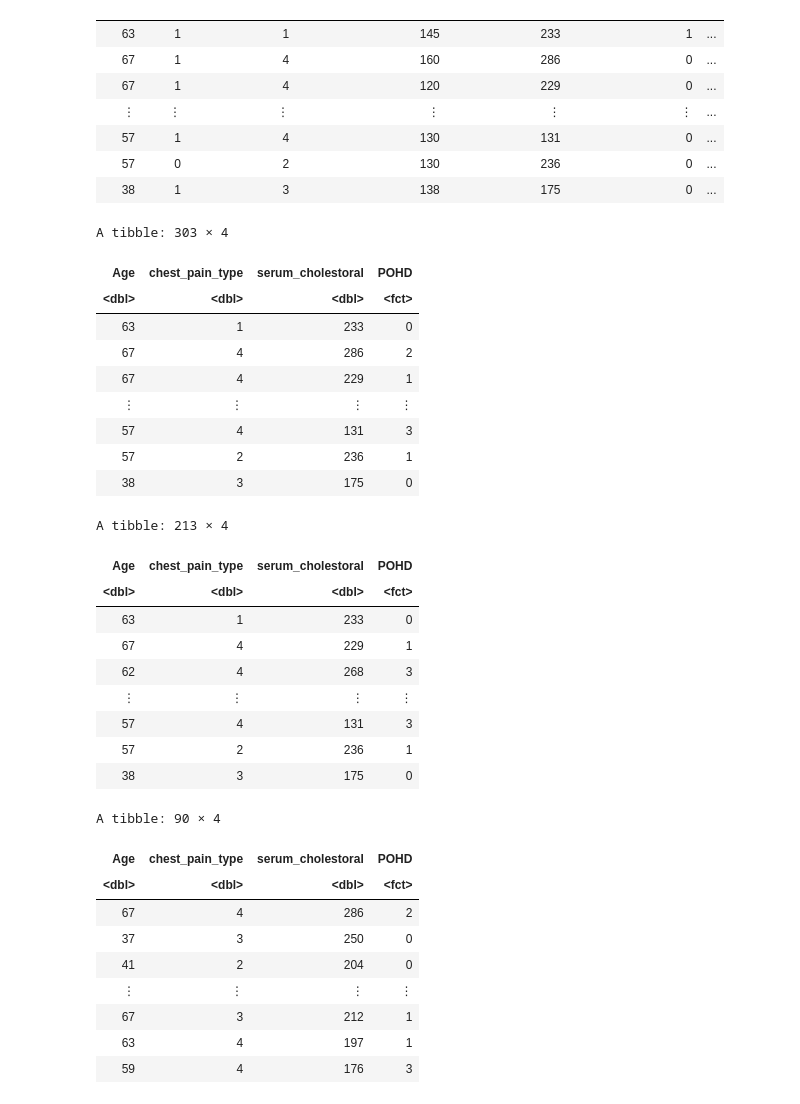
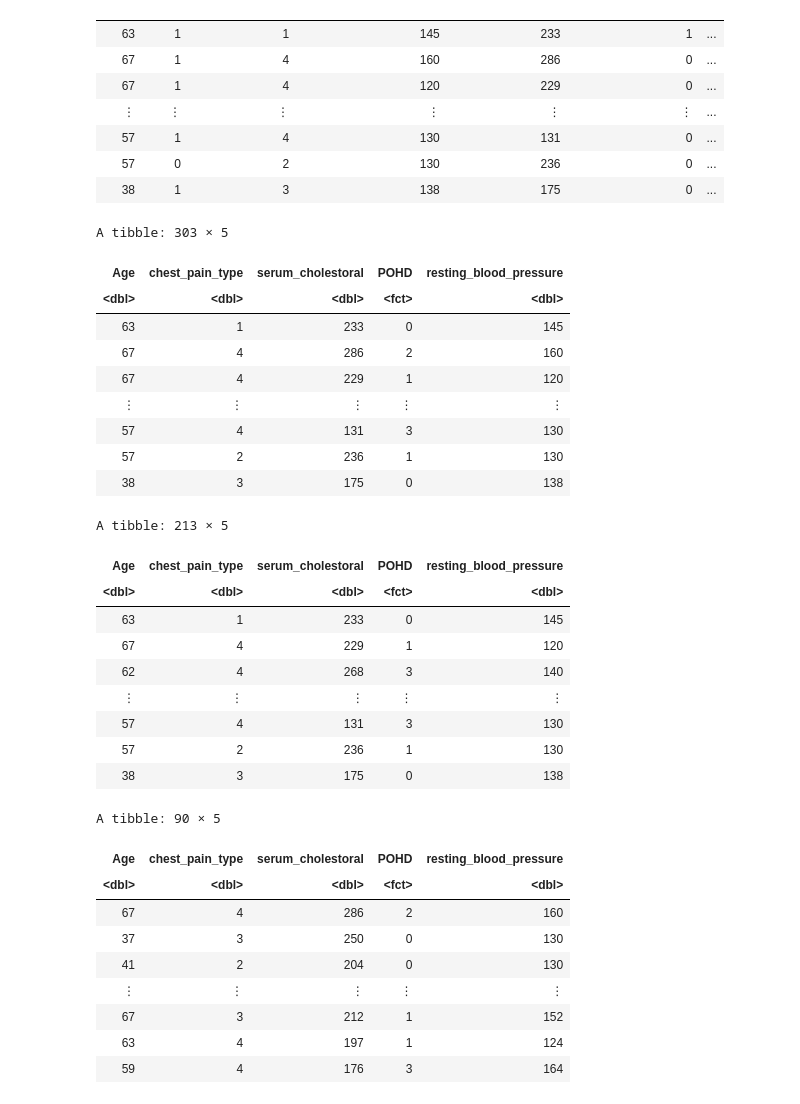
Before and after one commit to JahnaviChen/Heart-Disease, a Jupyter notebook: Heart Disease.ipynb, the cells around one changed output. Cells and saved outputs as stored; diff of their text form; code cells hidden in the pictures.

```diff
--- a/Heart Disease.ipynb
+++ b/Heart Disease.ipynb
@@ -64,20 +64,20 @@ A spec_tbl_df: 303 × 14
 # %%
 #select for desired coloumns
 heart_disease_data <- cleavland_heart_disease_data %>%
-                    select(Age, chest_pain_type, serum_cholestoral, POHD) %>%
+                    select(Age, chest_pain_type, serum_cholestoral, POHD, resting_blood_pressure) %>%
                     mutate(POHD = as_factor(POHD))
 heart_disease_data
 # %% [output]
-A tibble: 303 × 4
+A tibble: 303 × 5
-| Age | chest_pain_type | serum_cholestoral | POHD |
-| <dbl> | <dbl> | <dbl> | <fct> |
-| 63 | 1 | 233 | 0 |
-| 67 | 4 | 286 | 2 |
-| 67 | 4 | 229 | 1 |
-| ⋮ | ⋮ | ⋮ | ⋮ |
-| 57 | 4 | 131 | 3 |
-| 57 | 2 | 236 | 1 |
-| 38 | 3 | 175 | 0 |
+| Age | chest_pain_type | serum_cholestoral | POHD | resting_blood_pressure |
+| <dbl> | <dbl> | <dbl> | <fct> | <dbl> |
+| 63 | 1 | 233 | 0 | 145 |
+| 67 | 4 | 286 | 2 | 160 |
+| 67 | 4 | 229 | 1 | 120 |
+| ⋮ | ⋮ | ⋮ | ⋮ | ⋮ |
+| 57 | 4 | 131 | 3 | 130 |
+| 57 | 2 | 236 | 1 | 130 |
+| 38 | 3 | 175 | 0 | 138 |
 # %%
 #seperate into training and testing data
 set.seed(1234)
@@ -88,23 +88,23 @@ heart_disease_test <- testing(heart_disease_split)
 heart_disease_train
 heart_disease_test
 # %% [output]
-A tibble: 213 × 4
+A tibble: 213 × 5
-| Age | chest_pain_type | serum_cholestoral | POHD |
-| <dbl> | <dbl> | <dbl> | <fct> |
-| 63 | 1 | 233 | 0 |
-| 67 | 4 | 229 | 1 |
-| 62 | 4 | 268 | 3 |
-| ⋮ | ⋮ | ⋮ | ⋮ |
-| 57 | 4 | 131 | 3 |
-| 57 | 2 | 236 | 1 |
-| 38 | 3 | 175 | 0 |
+| Age | chest_pain_type | serum_cholestoral | POHD | resting_blood_pressure |
+| <dbl> | <dbl> | <dbl> | <fct> | <dbl> |
+| 63 | 1 | 233 | 0 | 145 |
+| 67 | 4 | 229 | 1 | 120 |
+| 62 | 4 | 268 | 3 | 140 |
+| ⋮ | ⋮ | ⋮ | ⋮ | ⋮ |
+| 57 | 4 | 131 | 3 | 130 |
+| 57 | 2 | 236 | 1 | 130 |
+| 38 | 3 | 175 | 0 | 138 |
-A tibble: 90 × 4
+A tibble: 90 × 5
-| Age | chest_pain_type | serum_cholestoral | POHD |
-| <dbl> | <dbl> | <dbl> | <fct> |
-| 67 | 4 | 286 | 2 |
-| 37 | 3 | 250 | 0 |
-| 41 | 2 | 204 | 0 |
-| ⋮ | ⋮ | ⋮ | ⋮ |
-| 67 | 3 | 212 | 1 |
-| 63 | 4 | 197 | 1 |
-| 59 | 4 | 176 | 3 |
+| Age | chest_pain_type | serum_cholestoral | POHD | resting_blood_pressure |
+| <dbl> | <dbl> | <dbl> | <fct> | <dbl> |
+| 67 | 4 | 286 | 2 | 160 |
+| 37 | 3 | 250 | 0 | 130 |
+| 41 | 2 | 204 | 0 | 130 |
+| ⋮ | ⋮ | ⋮ | ⋮ | ⋮ |
+| 67 | 3 | 212 | 1 | 152 |
+| 63 | 4 | 197 | 1 | 124 |
+| 59 | 4 | 176 | 3 | 164 |
```
Also changed, not shown: parts of 5 cells of this notebook.
